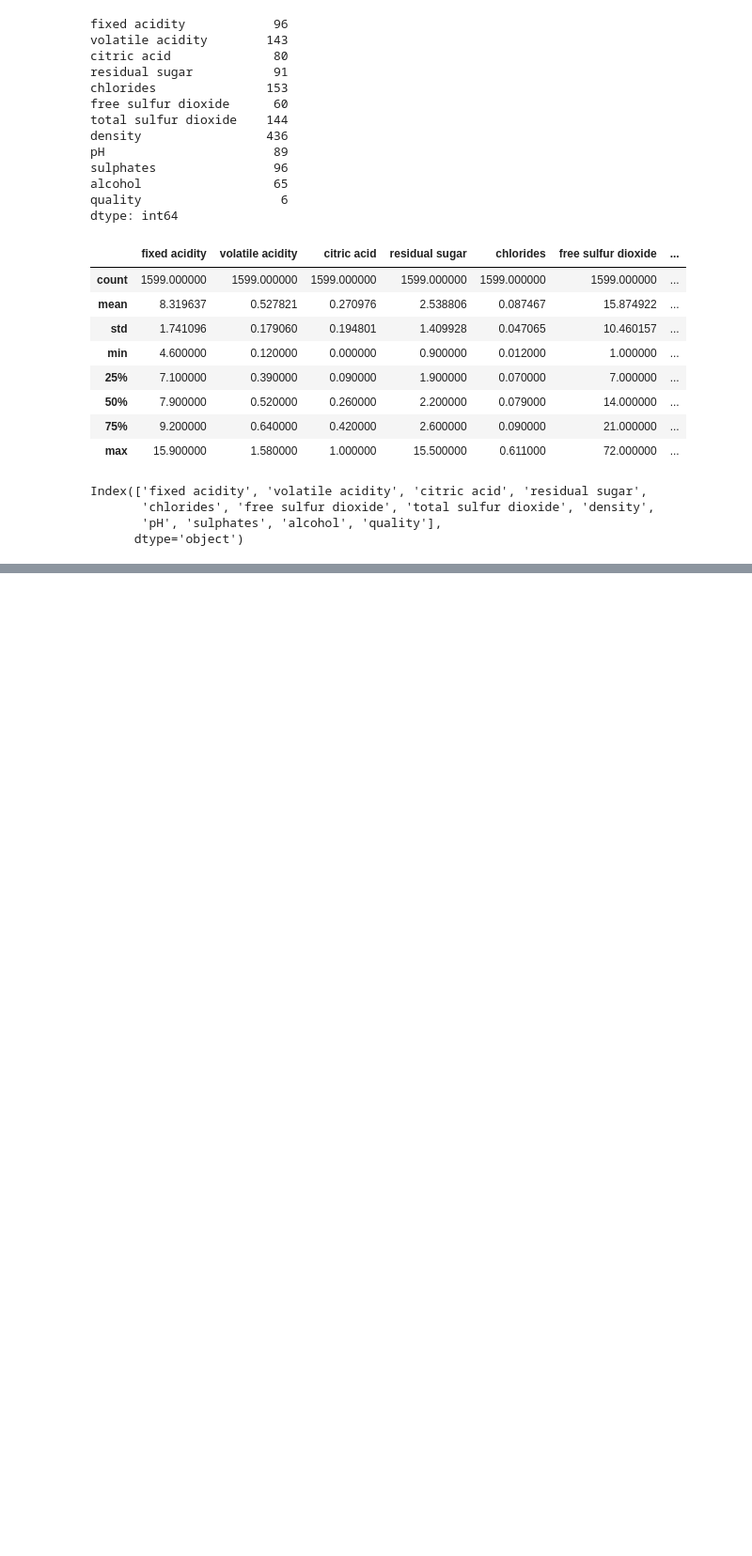
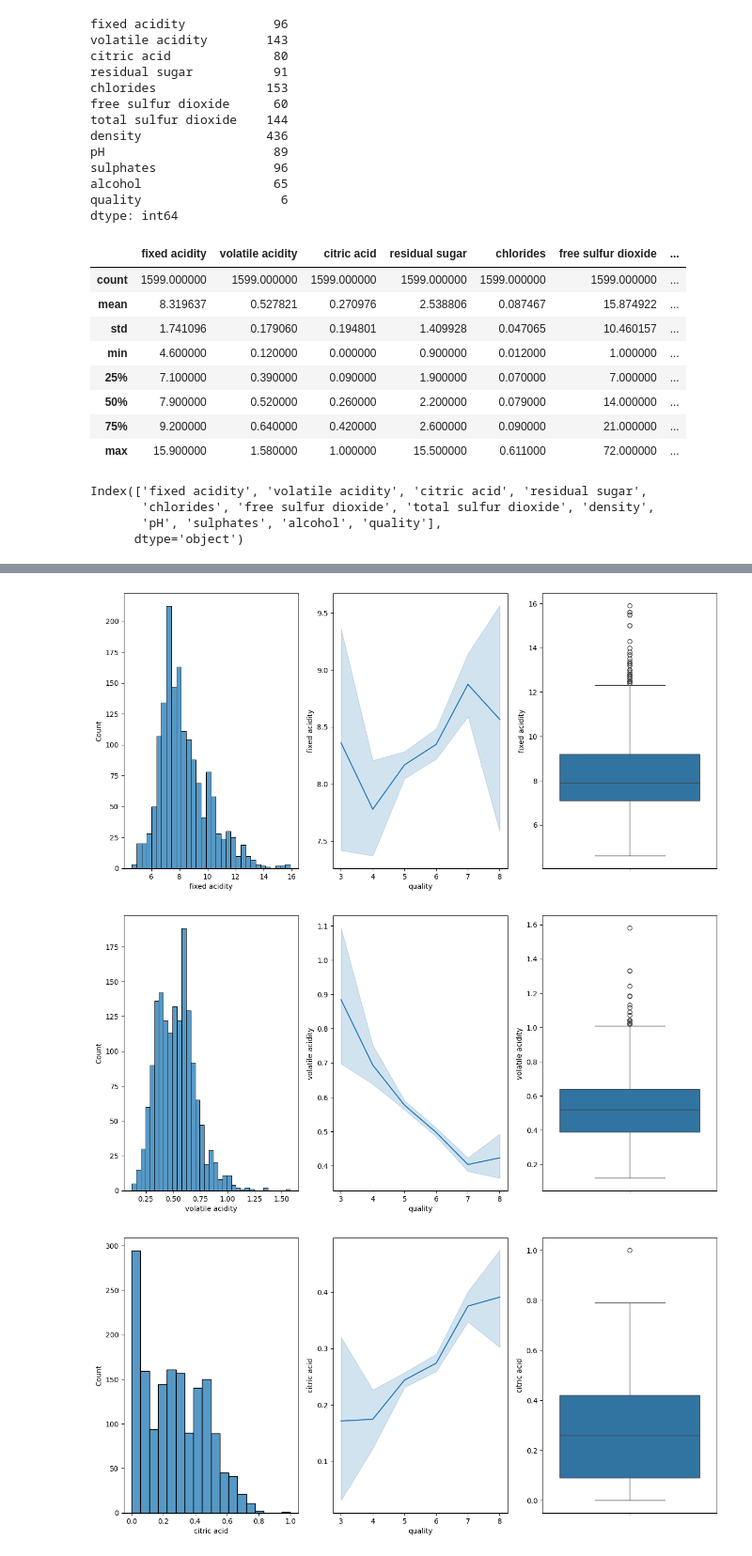
Before and after one commit to saloniagarwal-bits/WineQuality-Prediction, a Jupyter notebook: notebook/EDA.ipynb, the cells around one changed output, grey strips where cells are left out. Shown at 94% size. Saved outputs shown, nothing was run; the diff lists cells and outputs as text; code cells hidden in the pictures; blank space fills up the shorter version.

```diff
--- a/notebook/EDA.ipynb
+++ b/notebook/EDA.ipynb
@@ -102,0 +118,14 @@ Index(['fixed acidity', 'volatile acidity', 'citric acid', 'residual sugar',
+# %%
+for i in df.columns:
+    fig, axs = plt.subplots(1, 3, figsize=(15,7))
+    plt.subplot(1,3,1)
+    sns.histplot(data=df, x= df[i])
+    plt.subplot(1,3,2)
+    sns.lineplot(data=df, y = df[i], x= 'quality')
+    plt.subplot(1,3,3)
+    sns.boxplot(df[i])
+    plt.show()
+# %% [output]
+[figure, added]
+[figure, added]
+[figure, added]
```
Also changed, not shown: parts of 11 cells of this notebook, 1 other file.
